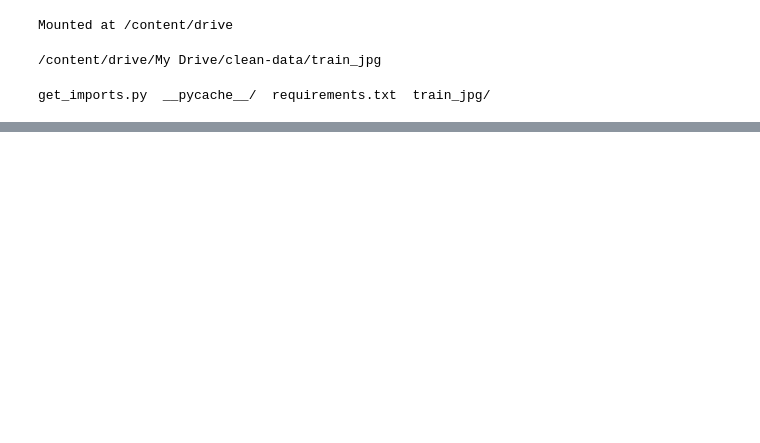
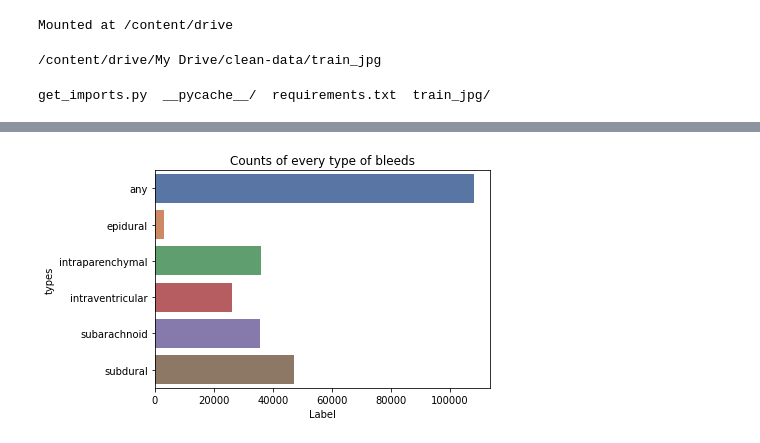
Before and after one commit to dipam7/RSNA_Intracranial-hemorrhage, a Jupyter notebook: nbs/02_data_exlporation.ipynb, the cells around one changed output, grey strips where cells are left out. Saved outputs shown, nothing was run; the diff lists cells and outputs as text; code cells hidden in the pictures; blank space fills up the shorter version.

```diff
--- a/nbs/02_data_exlporation.ipynb
+++ b/nbs/02_data_exlporation.ipynb
@@ -70,0 +96,3 @@ show_batch(trn_imgs)
+# %%
+lbls['types'] = lbls['ID'].str.split("_",n=3,expand = True)[2]
+lbls.head()
@@ -70,0 +106,3 @@ show_batch(trn_imgs)
+# %%
+groups = lbls.groupby('types').sum()
+groups.head()
@@ -70,0 +117,5 @@ show_batch(trn_imgs)
+# %%
+plt.title("Counts of every type of bleeds")
+sns.barplot(y=groups.index, x=groups.Label, palette="deep");
+# %% [output]
+[figure, added]
```
Also changed, not shown: parts of 19 cells of this notebook.
